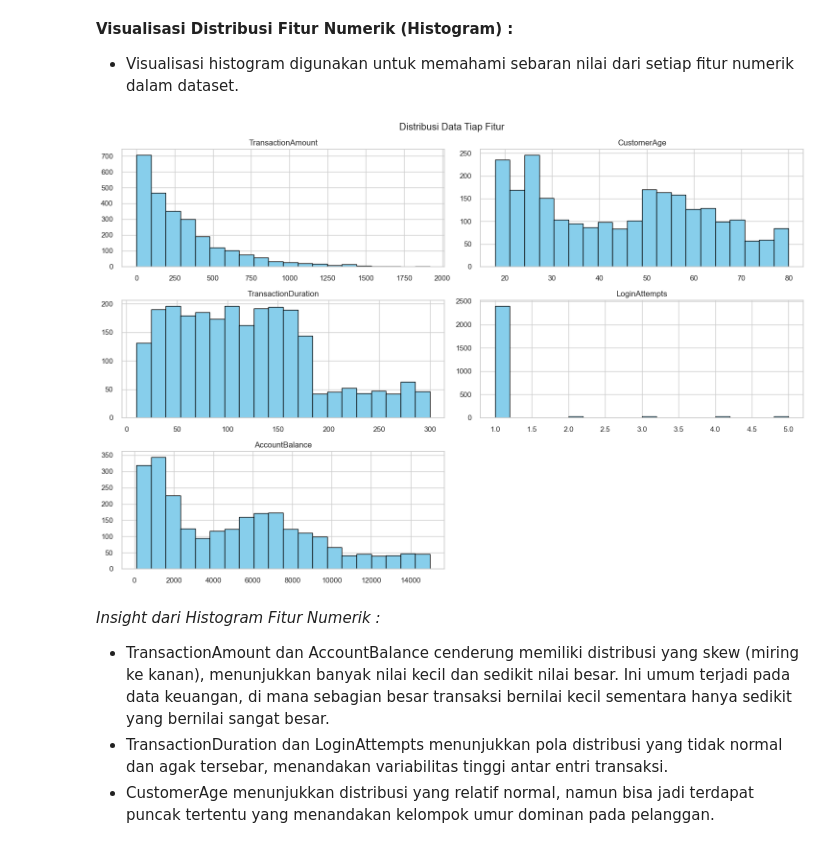
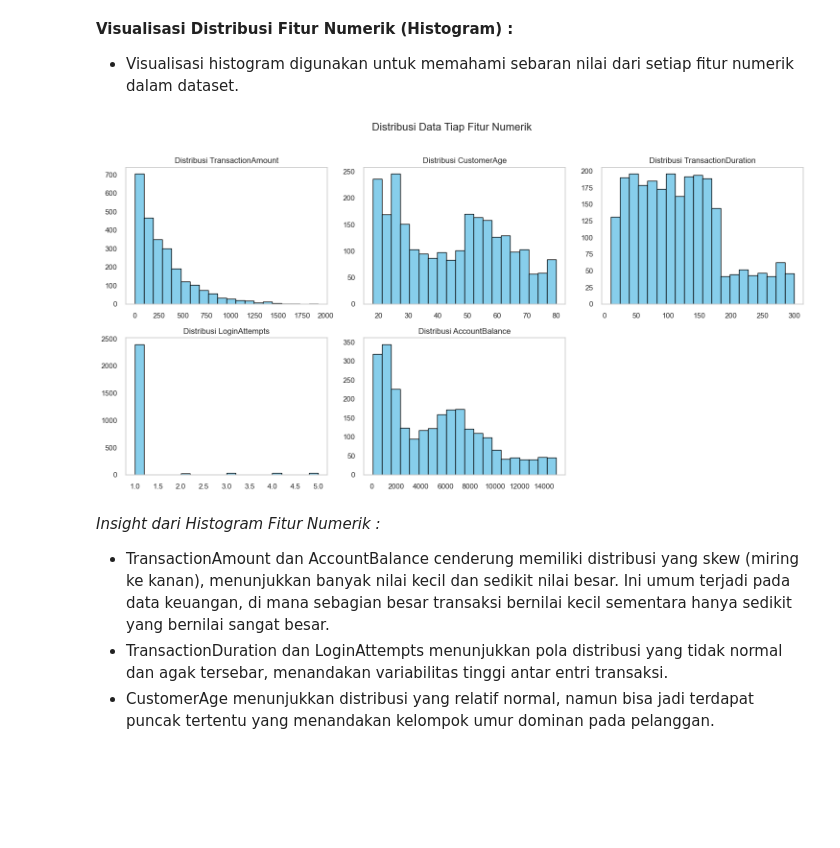
Before and after one commit to setiady16/BMLP_DIMAS-SETIADY, a Jupyter notebook: [Clustering]_Submission_Akhir_BMLP_Dimas_Setiady.ipynb, the cells around one changed output. Drawn from its saved outputs; the diff is of its cells as text; code cells hidden in the pictures; blank space fills up the shorter version.

```diff
--- a/[Clustering]_Submission_Akhir_BMLP_Dimas_Setiady.ipynb
+++ b/[Clustering]_Submission_Akhir_BMLP_Dimas_Setiady.ipynb
@@ -189,16 +222,36 @@ plt.show()
 # %% [markdown]
 **Visualisasi Distribusi Fitur Numerik (Histogram) :**
 - Visualisasi histogram digunakan untuk memahami sebaran nilai dari setiap fitur numerik dalam dataset.
-# %%
-# Menampilkan histogram untuk semua kolom numerik (Opsional Skilled 1)
-
-# Menampilkan histogram untuk semua kolom numerik
-df.hist(bins=20, figsize=(15, 10), color='skyblue', edgecolor='black')
-plt.suptitle("Distribusi Data Tiap Fitur")
-plt.tight_layout()
-plt.show()
-# %% [output]
-[figure, removed]
+# %%
+# Menampilkan histogram untuk semua kolom numerik (Opsional Skilled 1)
+
+import matplotlib.pyplot as plt
+
+# Ambil kolom numerik saja
+numerik_cols = df.select_dtypes(include=['int64', 'float64']).columns
+
+# Buat grid subplot yang pas
+n_cols = 3
+n_rows = (len(numerik_cols) + n_cols - 1) // n_cols
+
+fig, axes = plt.subplots(n_rows, n_cols, figsize=(5 * n_cols, 4 * n_rows))
+axes = axes.flatten()  # Biar lebih gampang iterasi
+
+for i, col in enumerate(numerik_cols):
+    ax = axes[i]
+    df[col].hist(bins=20, color='skyblue', edgecolor='black', ax=ax)
+    ax.set_title(f'Distribusi {col}')
+    ax.grid(False)
+
+# Hilangkan subplot yang kosong kalau ada
+for j in range(i+1, len(axes)):
+    fig.delaxes(axes[j])
+
+plt.suptitle("Distribusi Data Tiap Fitur Numerik", fontsize=16)
+plt.tight_layout(rect=[0, 0, 1, 0.96])
+plt.show()
+# %% [output]
+[figure, added]
 # %% [markdown]
 *Insight dari Histogram Fitur Numerik :*
 - TransactionAmount dan AccountBalance cenderung memiliki distribusi yang skew (miring ke kanan), menunjukkan banyak nilai kecil dan sedikit nilai besar. Ini umum terjadi pada data keuangan, di mana sebagian besar transaksi bernilai kecil sementara hanya sedikit yang bernilai sangat besar.
```
Also changed, not shown: parts of 10 cells of this notebook, 2 other files.
